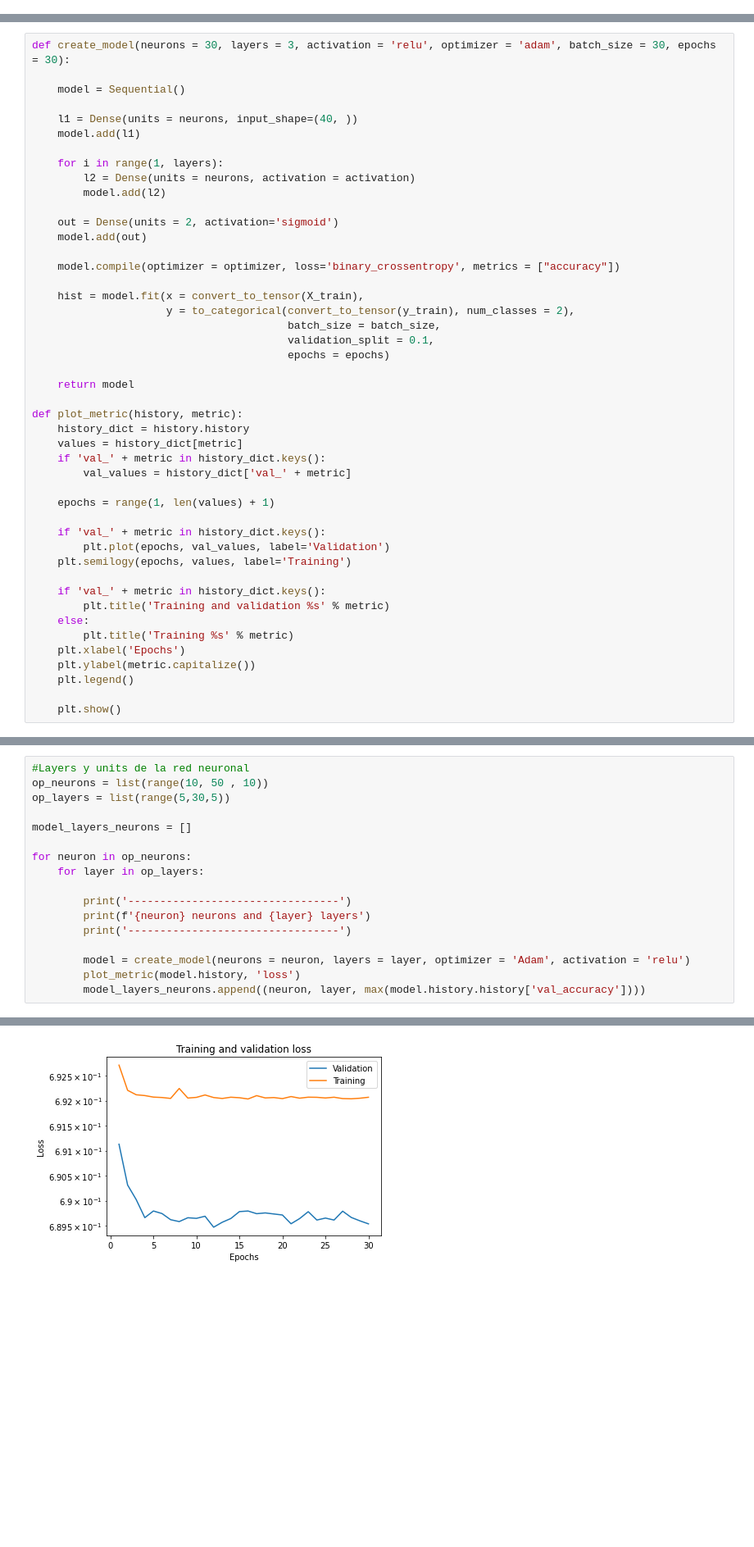
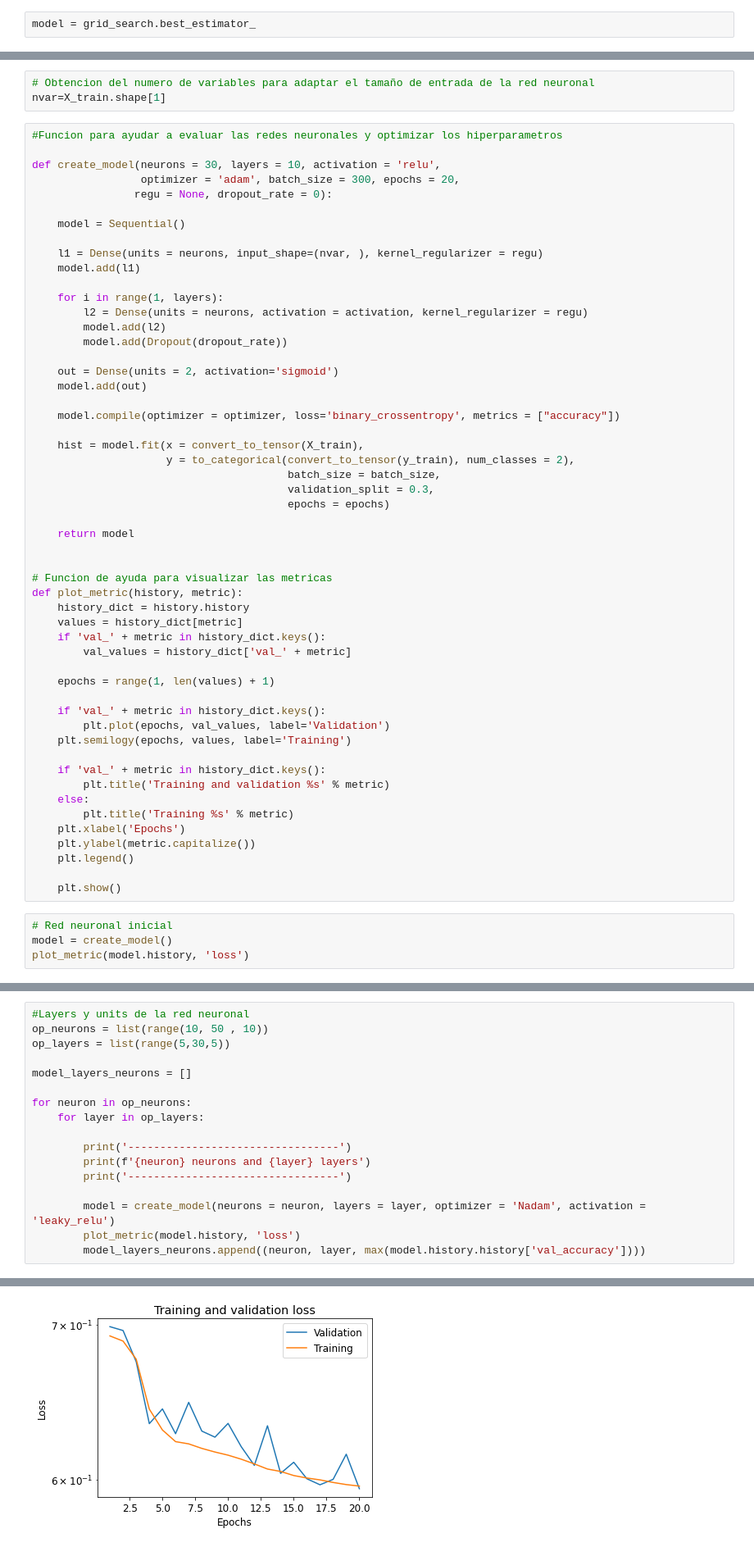
Before and after one commit to PacoRodriguezLozano/MoneyFighter, a Jupyter notebook: red neuronal.ipynb, the cells around one changed output, grey strips where cells are left out. Shown at 82% size. Drawn from its saved outputs; the diff is of its cells as text; blank space fills up the shorter version.

```diff
--- a/red neuronal.ipynb
+++ b/red neuronal.ipynb
@@ -70,0 +315,2 @@ X_train, X_test, y_train, y_test = train_test_split(df.iloc[:, 1:],
+# %%
+model = grid_search.best_estimator_
@@ -71,14 +331,22 @@ X_train, X_test, y_train, y_test = train_test_split(df.iloc[:, 1:],
+# %%
+# Obtencion del numero de variables para adaptar el tamaño de entrada de la red neuronal
+nvar=X_train.shape[1]
 # %%
-def create_model(neurons = 30, layers = 3, activation = 'relu', optimizer = 'adam', batch_size = 30, epochs = 30):
+#Funcion para ayudar a evaluar las redes neuronales y optimizar los hiperparametros
+
+def create_model(neurons = 30, layers = 10, activation = 'relu',
+                 optimizer = 'adam', batch_size = 300, epochs = 20,
+                regu = None, dropout_rate = 0):
 
     model = Sequential()
 
-    l1 = Dense(units = neurons, input_shape=(40, ))
+    l1 = Dense(units = neurons, input_shape=(nvar, ), kernel_regularizer = regu)
     model.add(l1)
 
     for i in range(1, layers):
-        l2 = Dense(units = neurons, activation = activation)
+        l2 = Dense(units = neurons, activation = activation, kernel_regularizer = regu)
         model.add(l2)
+        model.add(Dropout(dropout_rate))
 
     out = Dense(units = 2, activation='sigmoid')
     model.add(out)
@@ -88,11 +356,13 @@ def create_model(neurons = 30, layers = 3, activation = 'relu', optimizer = 'ada
     hist = model.fit(x = convert_to_tensor(X_train),
                      y = to_categorical(convert_to_tensor(y_train), num_classes = 2),
                                         batch_size = batch_size,
-                                        validation_split = 0.1,
+                                        validation_split = 0.3,
                                         epochs = epochs)
 
     return model
 
+
+# Funcion de ayuda para visualizar las metricas
 def plot_metric(history, metric):
     history_dict = history.history
     values = history_dict[metric]
@@ -114,3 +384,7 @@ def plot_metric(history, metric):
     plt.legend()
 
     plt.show()
+# %%
+# Red neuronal inicial
+model = create_model()
+plot_metric(model.history, 'loss')
@@ -301,7 +597,7 @@ for neuron in op_neurons:
         print(f'{neuron} neurons and {layer} layers')
         print('---------------------------------')
 
-        model = create_model(neurons = neuron, layers = layer, optimizer = 'Adam', activation = 'relu')
+        model = create_model(neurons = neuron, layers = layer, optimizer = 'Nadam', activation = 'leaky_relu')
         plot_metric(model.history, 'loss')
         model_layers_neurons.append((neuron, layer, max(model.history.history['val_accuracy'])))
 # %% [output]
@@ -379,4 +675,4 @@ Epoch 30/30
-[figure, old version]
+[figure, new version]
 ---------------------------------
 10 neurons and 25 layers
 ---------------------------------
```
Also changed, not shown: parts of 69 cells of this notebook, 4 other files.
